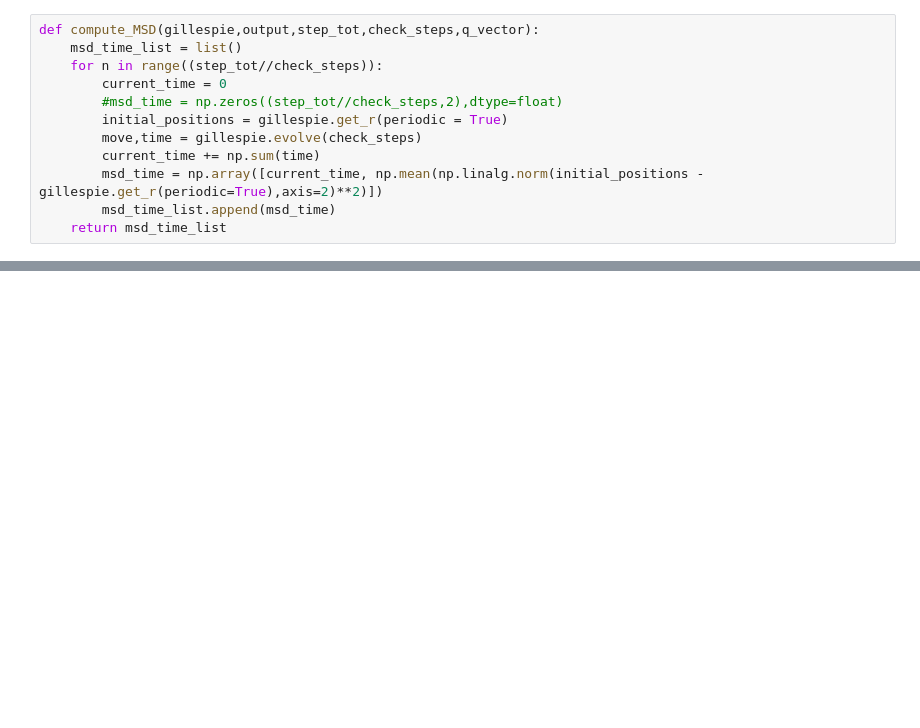
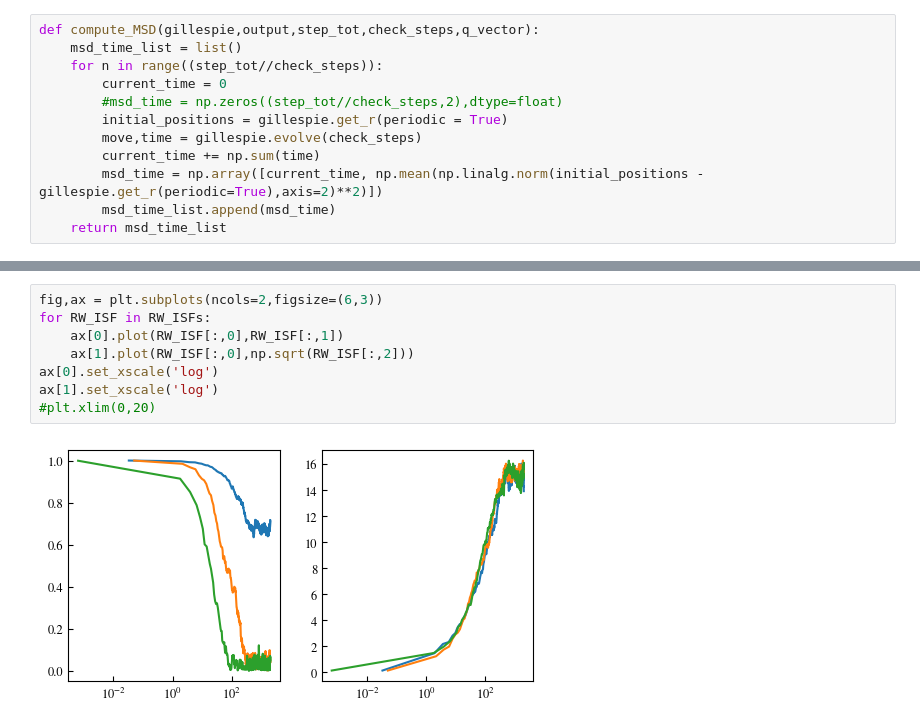
Before and after one commit to HugoLeRoy94/parallel_msd_isf, a Jupyter notebook: MSD_ISF_Draft.ipynb, the cells around one changed output, grey strips where cells are left out. Drawn from its saved outputs; the diff is of its cells as text; blank space fills up the shorter version.

```diff
--- a/MSD_ISF_Draft.ipynb
+++ b/MSD_ISF_Draft.ipynb
@@ -155,0 +271,10 @@ plt.plot(average_result_b[:,0],average_result_b[:,1])
+# %%
+fig,ax = plt.subplots(ncols=2,figsize=(6,3))
+for RW_ISF in RW_ISFs:
+    ax[0].plot(RW_ISF[:,0],RW_ISF[:,1])
+    ax[1].plot(RW_ISF[:,0],np.sqrt(RW_ISF[:,2]))
+ax[0].set_xscale('log')
+ax[1].set_xscale('log')
+#plt.xlim(0,20)
+# %% [output]
+[figure, added]
```
Also changed, not shown: parts of 21 cells of this notebook, 4 other files.
